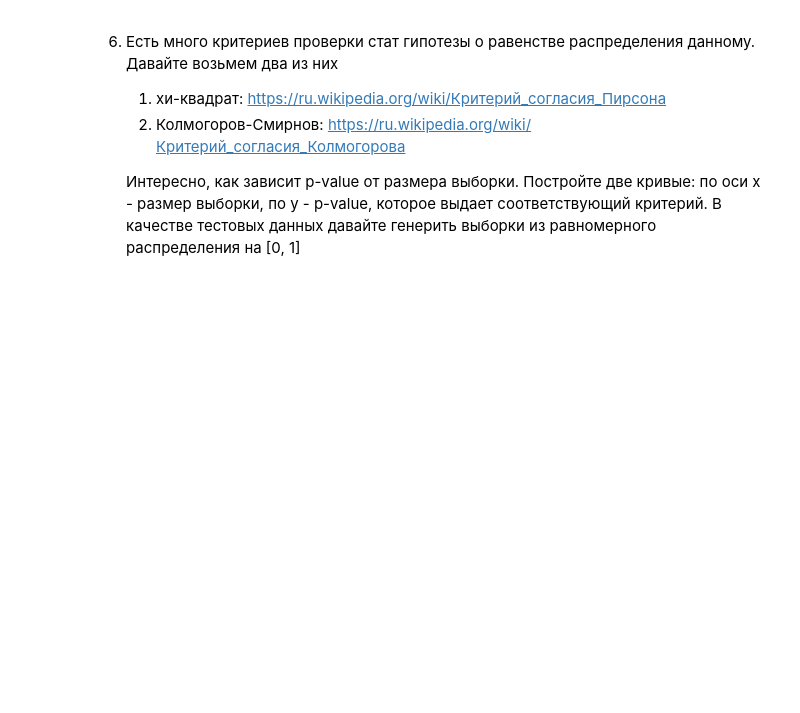
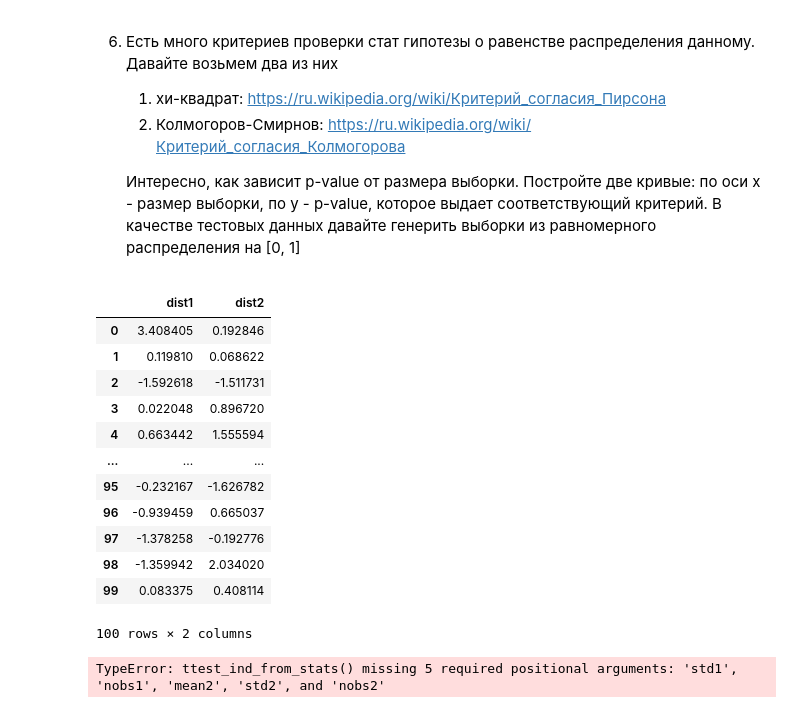
Before and after one commit to BillyYank/SPBGU-Analitics-2021, a Jupyter notebook: homeworks/NataliaFlud/29-11-2021/home-math.ipynb, the cells around one changed output. Cells and saved outputs as stored; diff of their text form; code cells hidden in the pictures; blank space fills up the shorter version.

```diff
--- a/homeworks/NataliaFlud/29-11-2021/home-math.ipynb
+++ b/homeworks/NataliaFlud/29-11-2021/home-math.ipynb
@@ -160,0 +141,23 @@ Notes:
+# %%
+N_1 = 100
+df_1 = pd.DataFrame()
+df_1['dist1'] = np.random.normal(size=N_1)
+df_1['dist2'] = np.random.normal(size=N_1)
+# %% [output]
+|  | dist1 | dist2 |
+| 0 | 3.408405 | 0.192846 |
+| 1 | 0.119810 | 0.068622 |
+| 2 | -1.592618 | -1.511731 |
+| 3 | 0.022048 | 0.896720 |
+| 4 | 0.663442 | 1.555594 |
+| ... | ... | ... |
+| 95 | -0.232167 | -1.626782 |
+| 96 | -0.939459 | 0.665037 |
+| 97 | -1.378258 | -0.192776 |
+| 98 | -1.359942 | 2.034020 |
+| 99 | 0.083375 | 0.408114 |
+100 rows × 2 columns
+# %%
+scipy.stats.ttest_ind_from_stats(df_1['dist1'], df['dist2'])
+# %% [output]
+TypeError: ttest_ind_from_stats() missing 5 required positional arguments: 'std1', 'nobs1', 'mean2', 'std2', and 'nobs2'
```
Also changed, not shown: parts of 3 cells of this notebook.
